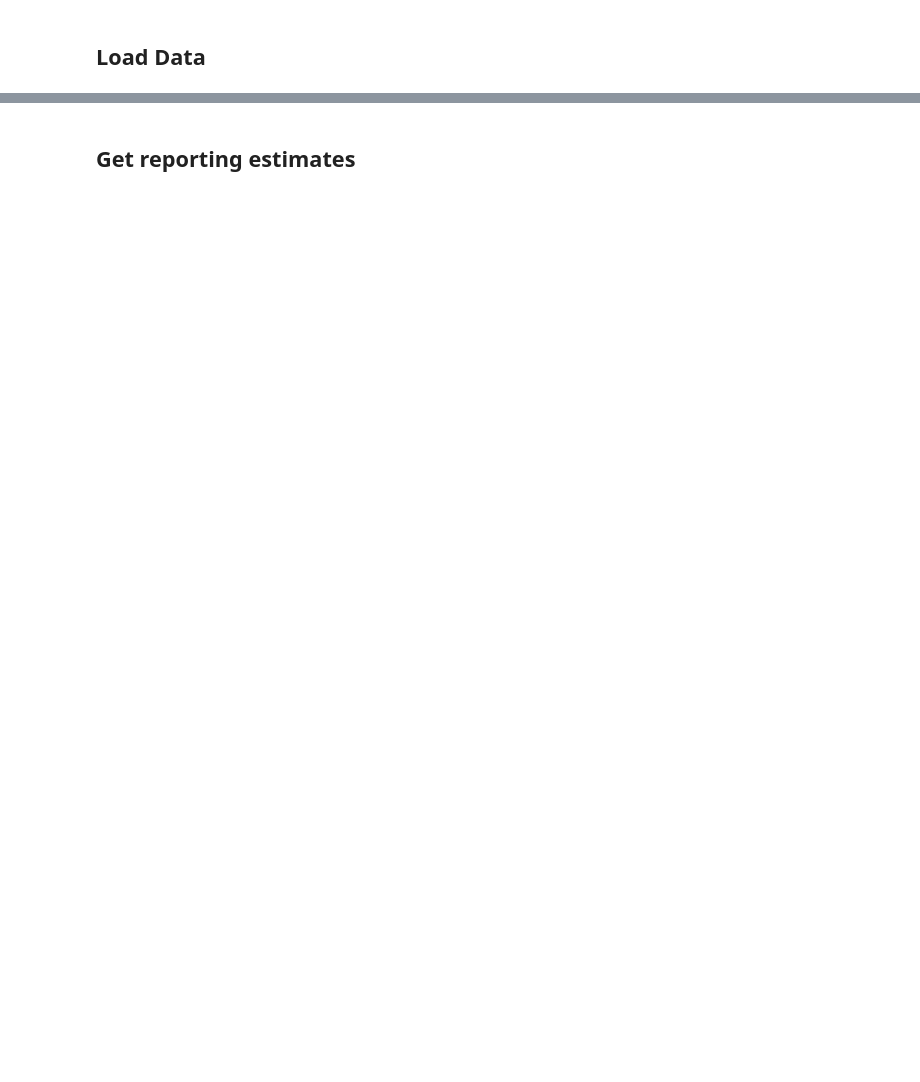
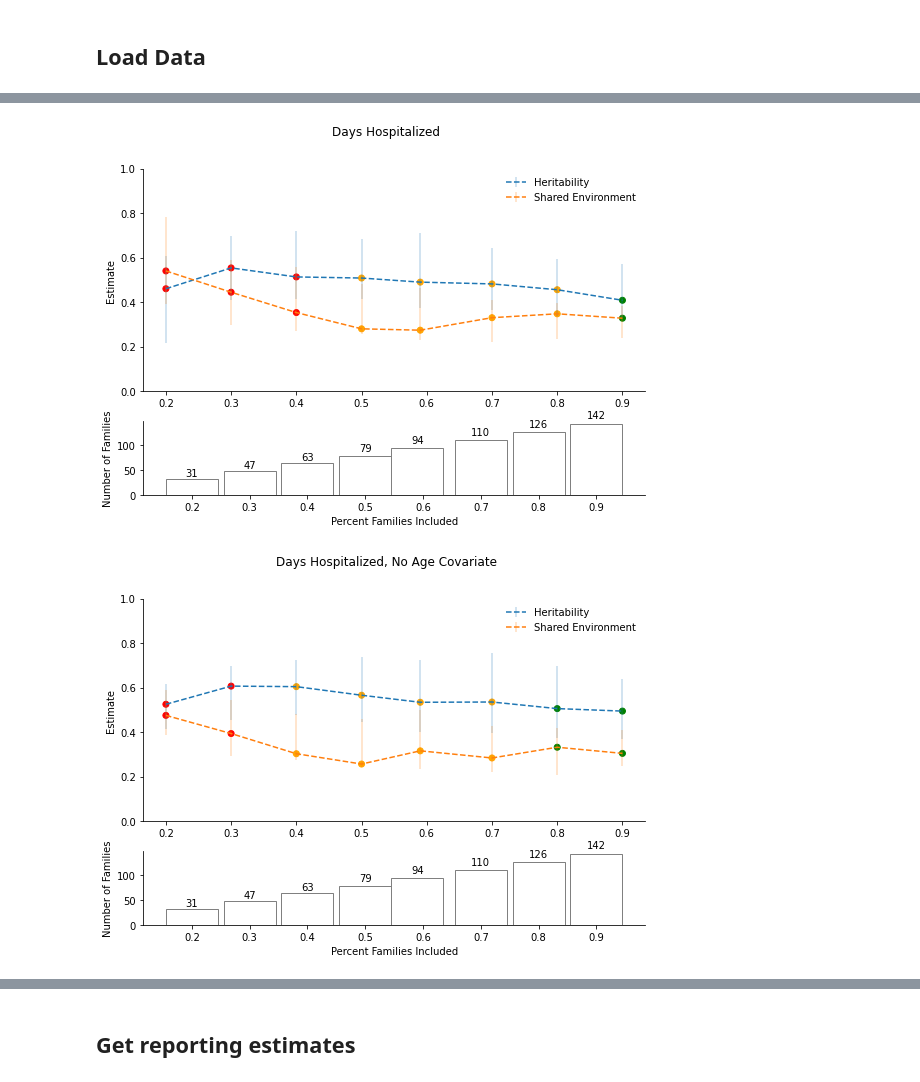
Before and after one commit to tatonetti-lab/covid-h2o, a Jupyter notebook: manuscript_results_hhid.ipynb, the cells around one changed output, grey strips where cells are left out. Cells and saved outputs as stored; diff of their text form; code cells hidden in the pictures; blank space fills up the shorter version.

Commit message:
added analyses excluding sex and age as covariates from models

```diff
--- a/manuscript_results_hhid.ipynb
+++ b/manuscript_results_hhid.ipynb
@@ -357,0 +276,15 @@ interesting_cols=["trait","num_families","model","estimate","estimate_lower",
+# %%
+clean_pheno_titles = {'covid':"SARS-CoV-2 Susceptibility",
+ 'covid_noproband':"SARS-CoV-2  Susceptibility, No Proband Requirement",
+ 'days_hosp':"Days Hospitalized",
+ 'hosp_stat':"Hospitalization Status",
+ 'hosp_stat_nopro':'Hospitalization Status, No Proband Requirement',
+ 'covid_highdeg_fam':'SARS-CoV-2  Susceptibility, High Degree Families',
+ 'covid_highdeg_nopro':'SARS-CoV-2 Susceptibility, High Degree Families, No Proband Requirement',
+ 'dayshosp_noage' : 'Days Hospitalized, No Age Covariate',
+ 'dayshosp_nosex': 'Days Hospitalized, No Sex Covariate',
+ 'dayshosp_nosex_noage': 'Days Hospitalized, No Sex Or Age Covariates',
+ 'covid_noage': 'SARS-CoV-2  Susceptibility, No Age Covariate',
+ 'covid_nosex': 'SARS-CoV-2  Susceptibility, No Sex Covariate',
+ 'covid_nosex_noage': 'SARS-CoV-2  Susceptibility, No Sex or Age Covariate'
+                     }
@@ -357,0 +393,32 @@ interesting_cols=["trait","num_families","model","estimate","estimate_lower",
+# %%
+def graph_percent_fam(df, pheno, directory ):
+    #Partition by phenotype
+    df_holder = df[ ( df["directory"] == directory )&\
+                  ( df["trait"] == pheno )].copy()
+
+    #Assumes includes max 90% families for SOLARSTRAP
+    num_total_fams = pheno2sampsize[pheno]
+
+    clean_name = clean_pheno_titles[directory]
+
+    #Calc percent fams included per solar iteration
+    df_holder["fam_percent"] = df_holder["num_families"]/num_total_fams
+    df_holder["fam_percent"].update( df_holder["fam_percent"].apply(round,ndigits=2) )
+
+
+    #sort by the number of families
+    df_holder.sort_values(by="num_families",inplace=True)
+
+    #get graph
+    fig,axs = create_graph(df_holder,"fam_percent",clean_name)
+# %%
+#Graph days hospitalized
+graph_percent_fam(solar_df, "days_hosp", "days_hosp")
+graph_percent_fam(solar_rev_df, "days_hosp", "dayshosp_noage")
+graph_percent_fam(solar_rev_df, "days_hosp", "dayshosp_nosex")
+graph_percent_fam(solar_rev_df, "days_hosp", "dayshosp_nosex_noage")
+# graph_percent_fam(solar_rev_df, "days_hosp", "dayshosp_female")
+# graph_percent_fam(solar_rev_df, "days_hosp", "dayshosp_notfemale")
+# %% [output]
+[figure, added]
+[figure, added]
```
Also changed, not shown: parts of 43 cells of this notebook.
